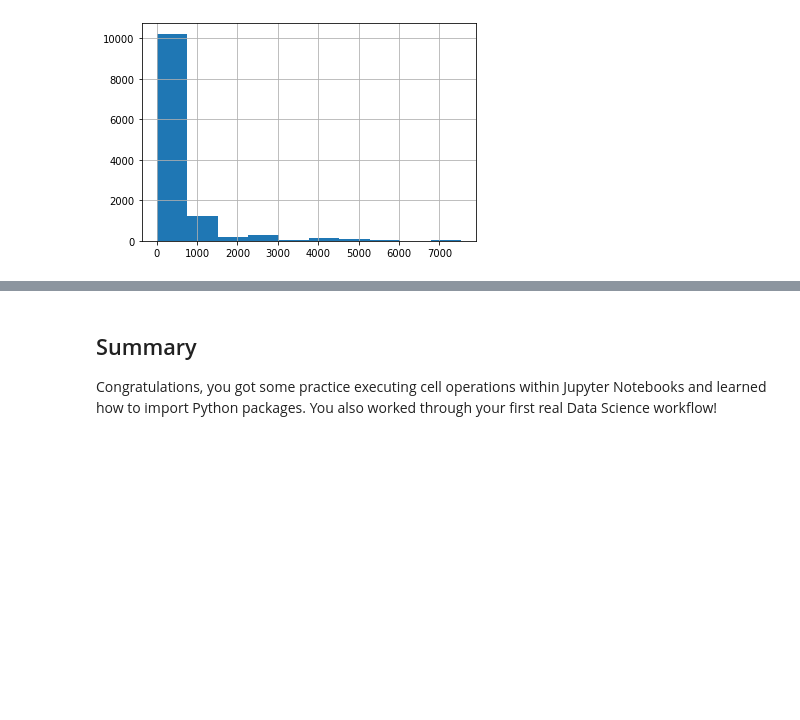
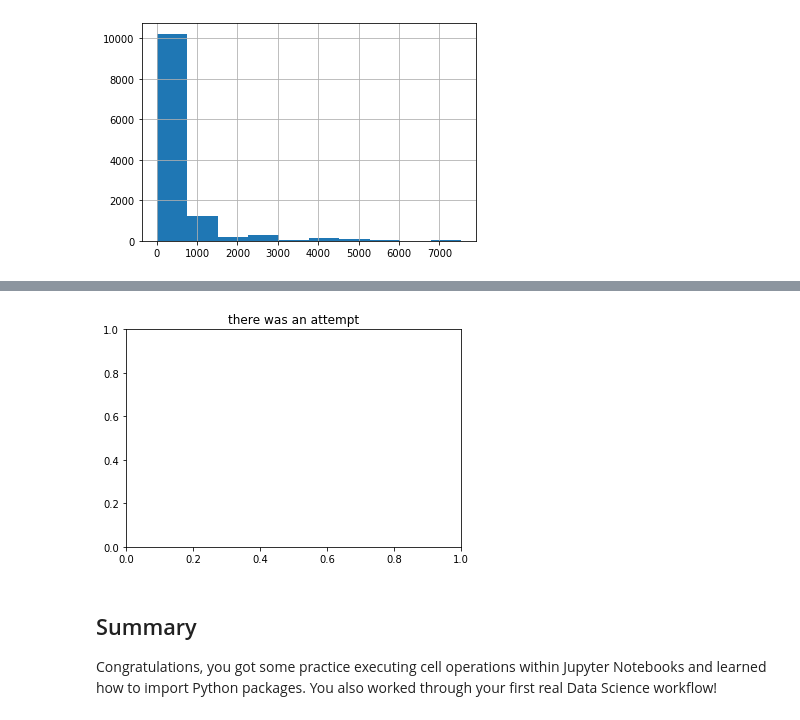
Before and after one commit to jacob-s-white/dsc-enterprise-deloitte-ws-first-codealong-deloitte-onl-webscrape-042020, a Jupyter notebook: index.ipynb, the cells around one changed output, grey strips where cells are left out. Saved outputs shown, nothing was run; the diff lists cells and outputs as text; code cells hidden in the pictures; blank space fills up the shorter version.

```diff
--- a/index.ipynb
+++ b/index.ipynb
@@ -309,5 +309,5 @@ df.piece_count.hist()
 [figure]
 # %%
 #Your code here
-plt.title(there was an attempt)
+plt.title('there was an attempt')
 # %% [output]
@@ -315,3 +315,4 @@ SyntaxError: invalid syntax (<ipython-input-18-b8b23af7df09>, line 2)
+[figure, added]
 # %% [markdown]
 ## Summary
 
```
Also changed, not shown: parts of 1 cell of this notebook.
